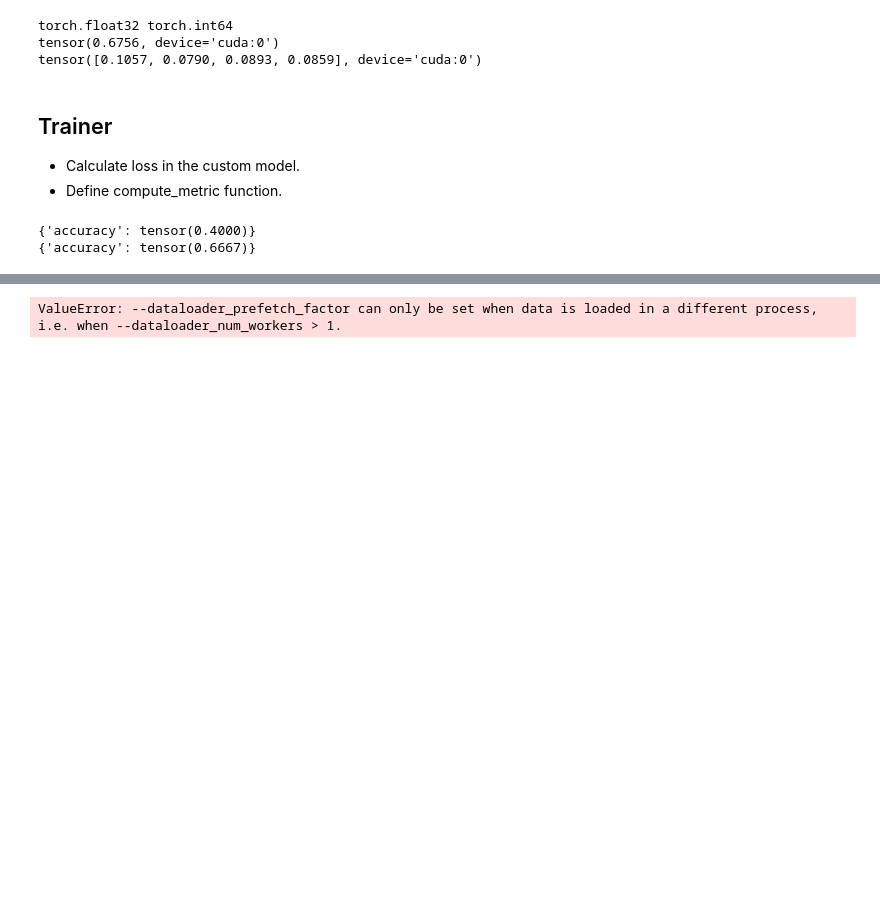
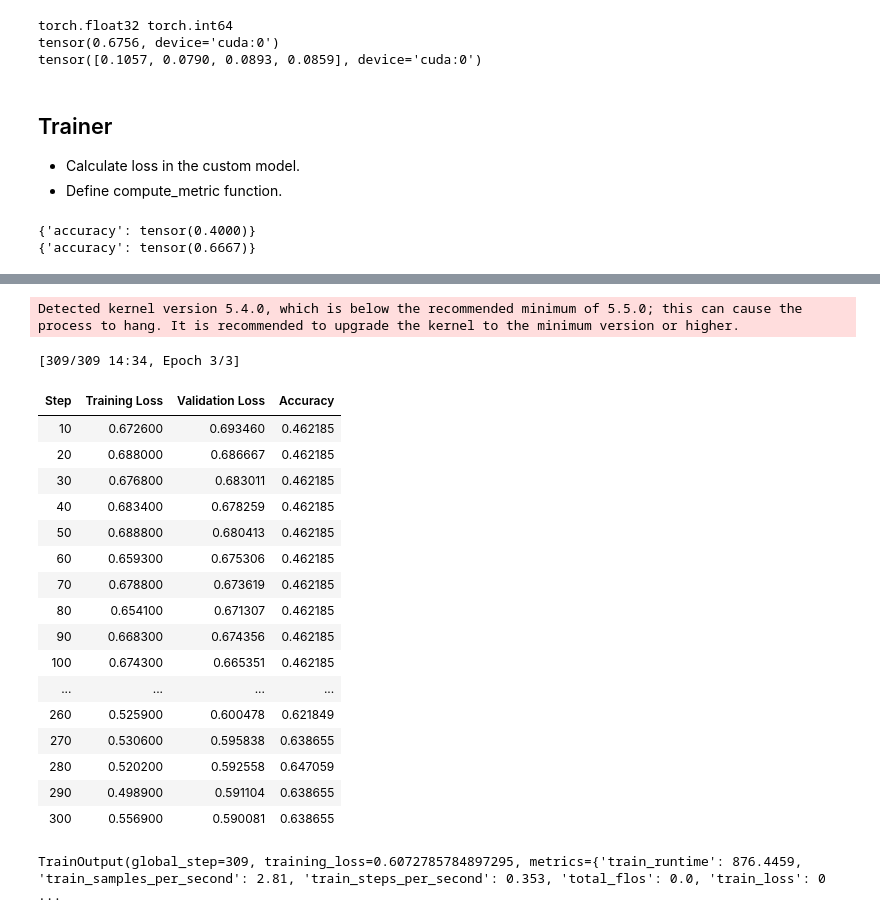
Before and after one commit to cyingliu/Text-Enhanced-MedCLIP, a Jupyter notebook: testing_clip_vqa.ipynb, the cells around one changed output, grey strips where cells are left out. Cells and saved outputs as stored; diff of their text form; code cells hidden in the pictures; blank space fills up the shorter version.

```diff
--- a/testing_clip_vqa.ipynb
+++ b/testing_clip_vqa.ipynb
@@ -401,15 +400,15 @@ tensor([0.1057, 0.0790, 0.0893, 0.0859], device='cuda:0')
 from transformers import TrainingArguments, Trainer
 # %%
 def compute_accuracy(eval_pred):
-    logits = eval_pred.predictions
-    labels = eval_pred.label_ids
-    if len(logits.size()) == 1:
+    logits = eval_pred.predictions # ndarray
+    labels = eval_pred.label_ids # ndarray
+    if len(logits.shape) == 1:
         # binary classification
         predictions = logits > 0.5
     else:
         # multi class classification
         predictions = torch.argmax(logits, dim=1)
-    accuracy = (predictions == labels).float().mean()
+    accuracy = (predictions == labels).mean()
 
     return {"accuracy": accuracy}
 # %%
@@ -462,22 +464,41 @@ torch.__version__
 # %%
 training_args = TrainingArguments(output_dir="clip-vit-base-patch32_linear_binary",
-                                  evaluation_strategy="epoch",
+                                  evaluation_strategy="steps",
                                   per_device_train_batch_size=8,
                                   per_device_eval_batch_size=8,
-                                  learning_rate=5e-5,
+                                  learning_rate=5e-6,
                                   num_train_epochs=3,
-                                  save_strategy="epoch",
-                                  load_best_model_at_end=True,
-                                  dataloader_prefetch_factor=2)
+                                  logging_steps=10)
+                                  # save_strategy="epoch",
+                                  # load_best_model_at_end=True,)
 trainer = Trainer(
     model=model,
     args=training_args,
     train_dataset=processed_dataset["train"],
     eval_dataset=processed_dataset["val"],
     tokenizer=tokenizer,
     compute_metrics=compute_accuracy,
 )
 
 trainer.train()
 # %% [output]
-ValueError: --dataloader_prefetch_factor can only be set when data is loaded in a different process, i.e. when --dataloader_num_workers > 1.
+Detected kernel version 5.4.0, which is below the recommended minimum of 5.5.0; this can cause the process to hang. It is recommended to upgrade the kernel to the minimum version or higher.
+[309/309 14:34, Epoch 3/3]
+| Step | Training Loss | Validation Loss | Accuracy |
+| 10 | 0.672600 | 0.693460 | 0.462185 |
+| 20 | 0.688000 | 0.686667 | 0.462185 |
+| 30 | 0.676800 | 0.683011 | 0.462185 |
+| 40 | 0.683400 | 0.678259 | 0.462185 |
+| 50 | 0.688800 | 0.680413 | 0.462185 |
+| 60 | 0.659300 | 0.675306 | 0.462185 |
+| 70 | 0.678800 | 0.673619 | 0.462185 |
+| 80 | 0.654100 | 0.671307 | 0.462185 |
+| 90 | 0.668300 | 0.674356 | 0.462185 |
+| 100 | 0.674300 | 0.665351 | 0.462185 |
+| ... | ... | ... | ... |
+| 260 | 0.525900 | 0.600478 | 0.621849 |
+| 270 | 0.530600 | 0.595838 | 0.638655 |
+| 280 | 0.520200 | 0.592558 | 0.647059 |
+| 290 | 0.498900 | 0.591104 | 0.638655 |
+| 300 | 0.556900 | 0.590081 | 0.638655 |
+TrainOutput(global_step=309, training_loss=0.6072785784897295, metrics={'train_runtime': 876.4459, 'train_samples_per_second': 2.81, 'train_steps_per_second': 0.353, 'total_flos': 0.0, 'train_loss': 0 ...
```
Also changed, not shown: parts of 5 cells of this notebook.
